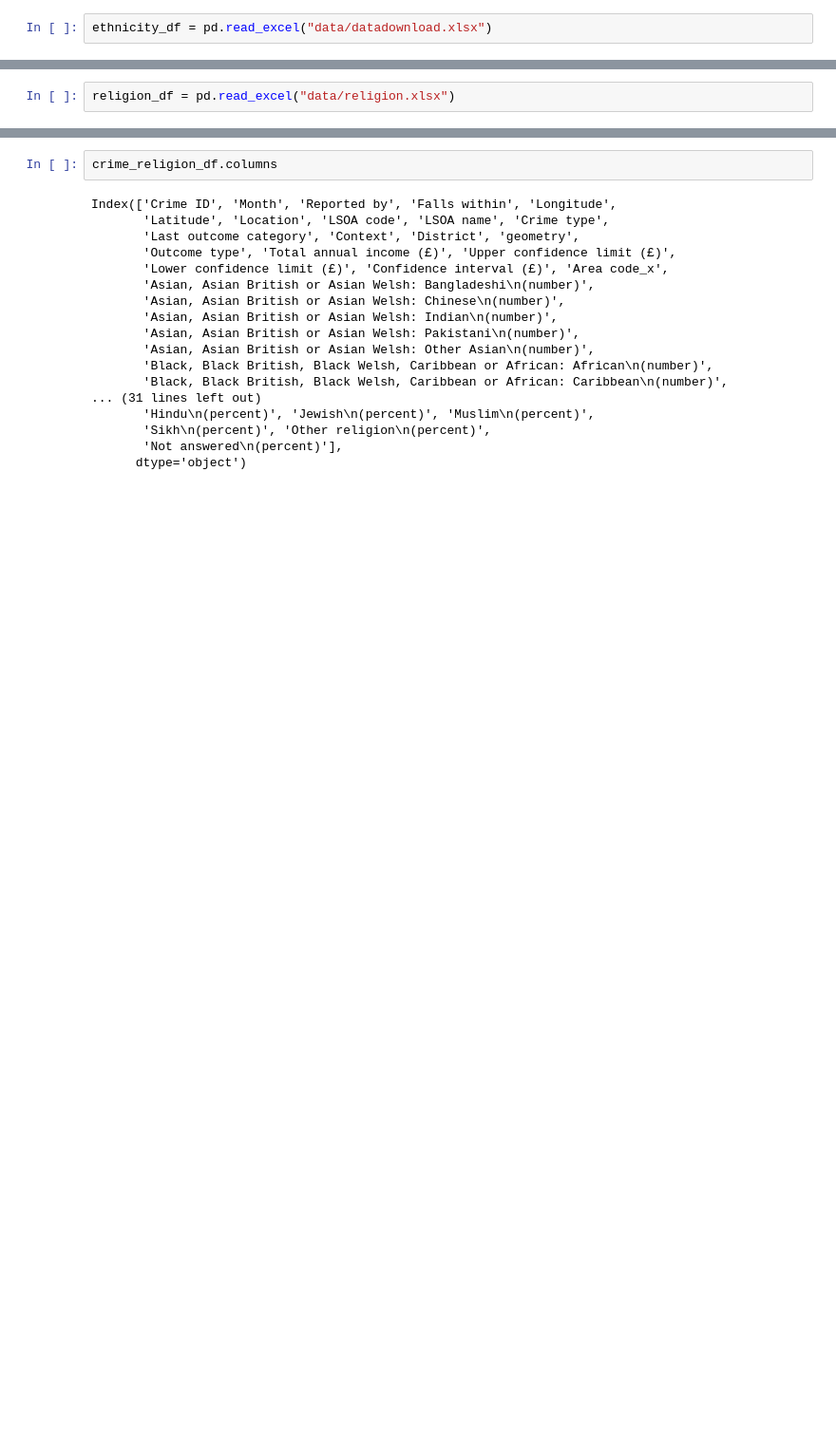
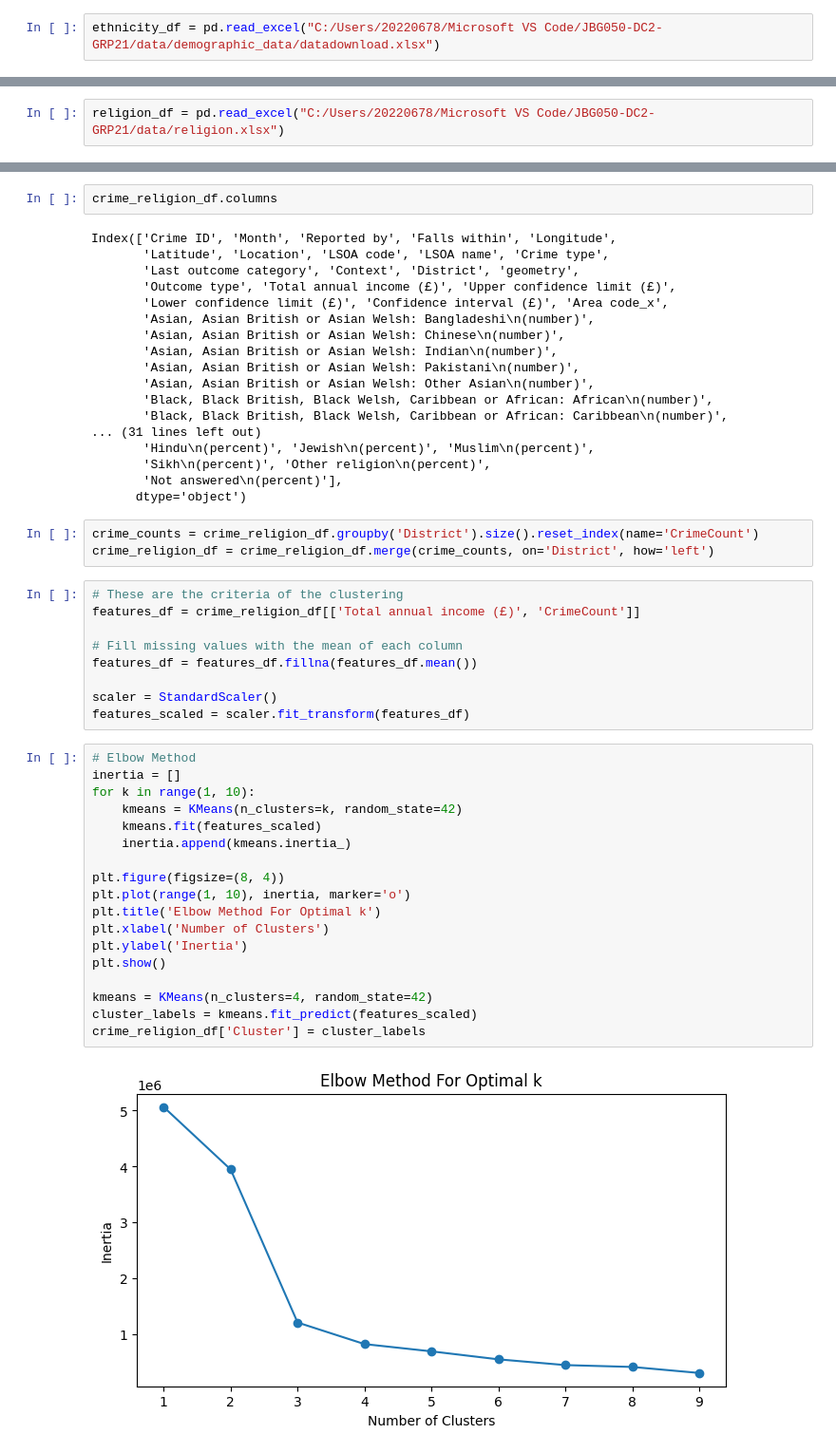
Before and after one commit to HNagouda/JBG050-DC2-Grp21, a Jupyter notebook: src/exploration/kmeans_clustering.ipynb, the cells around one changed output, grey strips where cells are left out. Shown: that part at 95% size. Drawn from its saved outputs; the diff is of its cells as text; blank space fills up the shorter version.

Commit message:
K Means Clustering

```diff
--- a/src/exploration/kmeans_clustering.ipynb
+++ b/src/exploration/kmeans_clustering.ipynb
@@ -89,7 +89,7 @@ crimes_income_df = pd.merge(crimes_outcomes_df, income_df, on='District')
 # %% [markdown]
 ### Merge ethnicity data
 # %%
-ethnicity_df = pd.read_excel("data/datadownload.xlsx")
+ethnicity_df = pd.read_excel("C:/Users/20220678/Microsoft VS Code/JBG050-DC2-GRP21/data/demographic_data/datadownload.xlsx")
 # %%
 ethnicity_df.columns = ethnicity_df.iloc[3].values
 ethnicity_df = ethnicity_df.iloc[4:]
@@ -109,7 +103,7 @@ See the caveats in the documentation: https://pandas.pydata.org/pandas-docs/stab
 # %% [markdown]
 ### Lastly add religious data to the dataset
 # %%
-religion_df = pd.read_excel("data/religion.xlsx")
+religion_df = pd.read_excel("C:/Users/20220678/Microsoft VS Code/JBG050-DC2-GRP21/data/religion.xlsx")
 # %%
 religion_df.columns = religion_df.iloc[3].values
 religion_df = religion_df.iloc[4:]
@@ -183,3 +188,35 @@ Index(['Crime ID', 'Month', 'Reported by', 'Falls within', 'Longitude',
        'Sikh\n(percent)', 'Other religion\n(percent)',
        'Not answered\n(percent)'],
       dtype='object')
+# %%
+crime_counts = crime_religion_df.groupby('District').size().reset_index(name='CrimeCount')
+crime_religion_df = crime_religion_df.merge(crime_counts, on='District', how='left')
+# %%
+# These are the criteria of the clustering
+features_df = crime_religion_df[['Total annual income (£)', 'CrimeCount']]
+
+# Fill missing values with the mean of each column
+features_df = features_df.fillna(features_df.mean())
+
+scaler = StandardScaler()
+features_scaled = scaler.fit_transform(features_df)
+# %%
+# Elbow Method
+inertia = []
+for k in range(1, 10):
+    kmeans = KMeans(n_clusters=k, random_state=42)
+    kmeans.fit(features_scaled)
+    inertia.append(kmeans.inertia_)
+
+plt.figure(figsize=(8, 4))
+plt.plot(range(1, 10), inertia, marker='o')
+plt.title('Elbow Method For Optimal k')
+plt.xlabel('Number of Clusters')
+plt.ylabel('Inertia')
+plt.show()
+
+kmeans = KMeans(n_clusters=4, random_state=42)
+cluster_labels = kmeans.fit_predict(features_scaled)
+crime_religion_df['Cluster'] = cluster_labels
+# %% [output]
+[figure, added]
```
Also changed, not shown: parts of 10 cells of this notebook.
